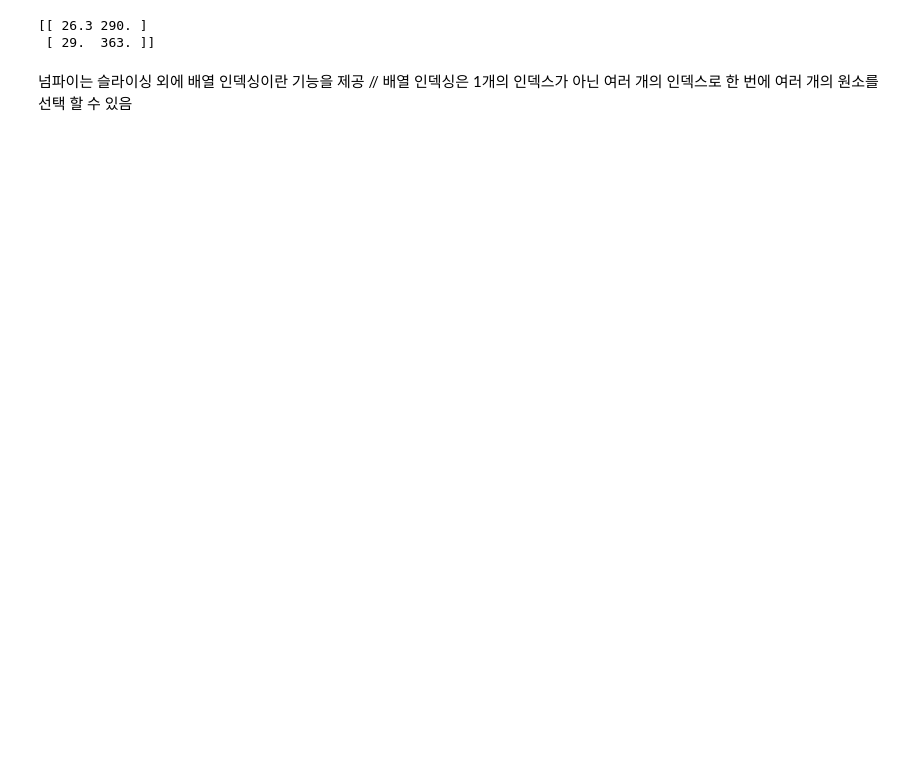
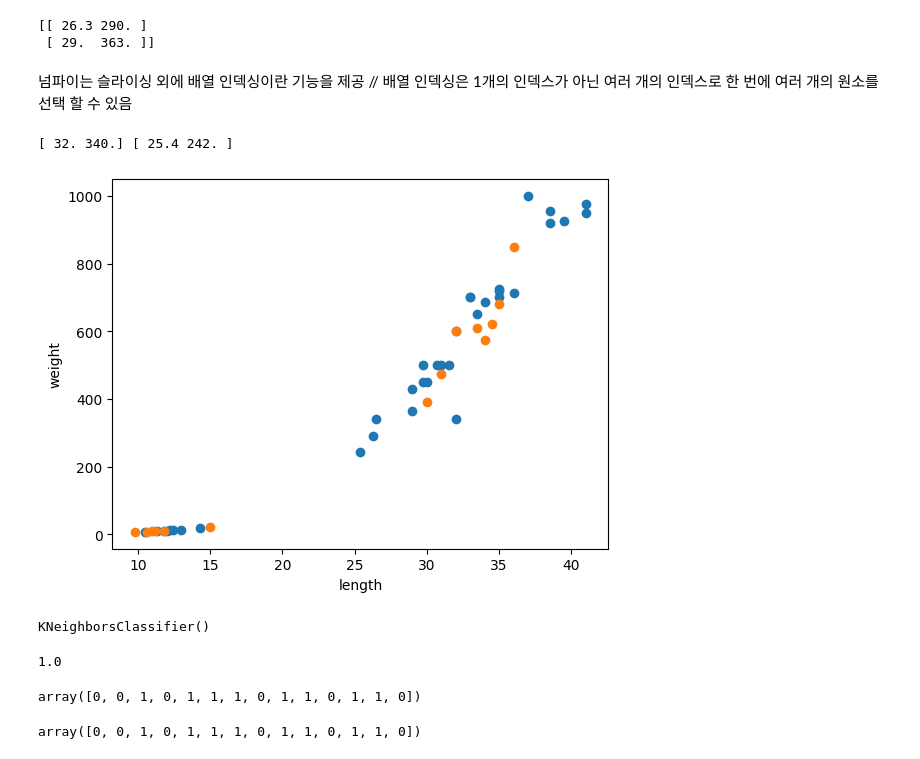
Before and after one commit to yoonsoli/Machine_Learning_to_Study_Alone, a Jupyter notebook: Chapter2_1.ipynb, the cells around one changed output. Cells and saved outputs as stored; diff of their text form; code cells hidden in the pictures; blank space fills up the shorter version.

```diff
--- a/Chapter2_1.ipynb
+++ b/Chapter2_1.ipynb
@@ -95,0 +94,32 @@ print(input)
+# %%
+print(input_arr[13], train_input[0])
+# %% [output]
+[ 32. 340.] [ 25.4 242. ]
+# %%
+test_input = input_arr[index[35:]]
+test_target = target_arr[index[35:]]
+# %%
+import matplotlib.pyplot as plt
+plt.scatter(train_input[:,0], train_input[:,1])
+plt.scatter(test_input[:,0], test_input[:,1])
+plt.xlabel('length')
+plt.ylabel('weight')
+plt.show()
+# %% [output]
+[figure, added]
+# %%
+kn.fit(train_input, train_target)
+# %% [output]
+KNeighborsClassifier()
+# %%
+kn.score(test_input, test_target)
+# %% [output]
+1.0
+# %%
+kn.predict(test_input)
+# %% [output]
+array([0, 0, 1, 0, 1, 1, 1, 0, 1, 1, 0, 1, 1, 0])
+# %%
+test_target
+# %% [output]
+array([0, 0, 1, 0, 1, 1, 1, 0, 1, 1, 0, 1, 1, 0])
```
Also changed, not shown: parts of 2 cells of this notebook.
